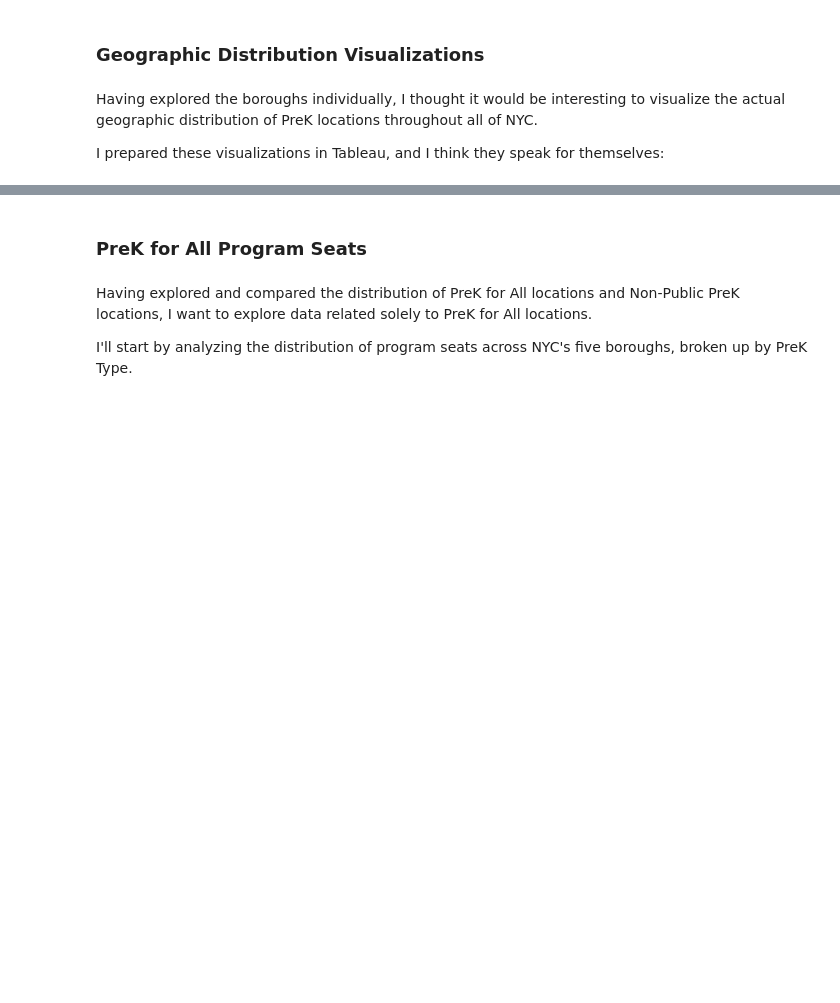
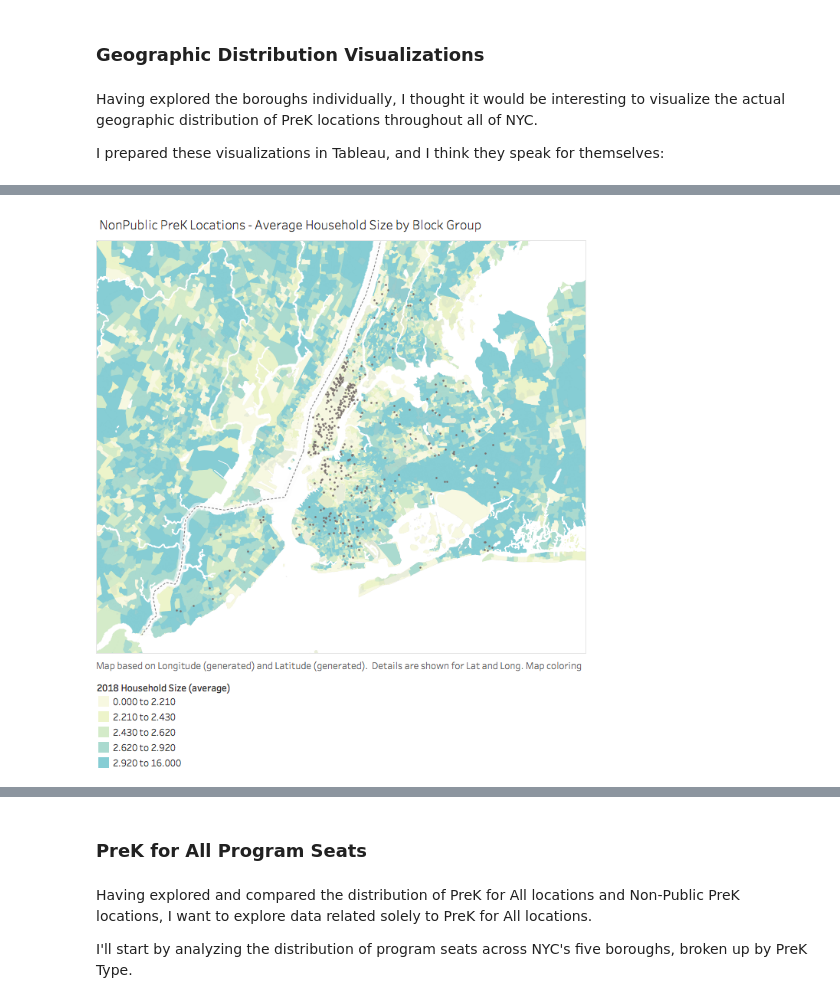
Before and after one commit to gh0st1nch4ins/Pre-Kindergarten, a Jupyter notebook: NYC Pre-Kindergarten Project.ipynb, the cells around one changed output, grey strips where cells are left out. Cells and saved outputs as stored; diff of their text form; code cells hidden in the pictures; blank space fills up the shorter version.

```diff
--- a/NYC Pre-Kindergarten Project.ipynb
+++ b/NYC Pre-Kindergarten Project.ipynb
@@ -1171 +1169,5 @@ I prepared these visualizations in Tableau, and I think they speak for themselve
+# %%
+Image(filename="PrivPK - Avg Household Size.png", embed=True)
+# %% [output]
+[figure, added]
 # %% [markdown]
```
Also changed, not shown: parts of 12 cells of this notebook.
